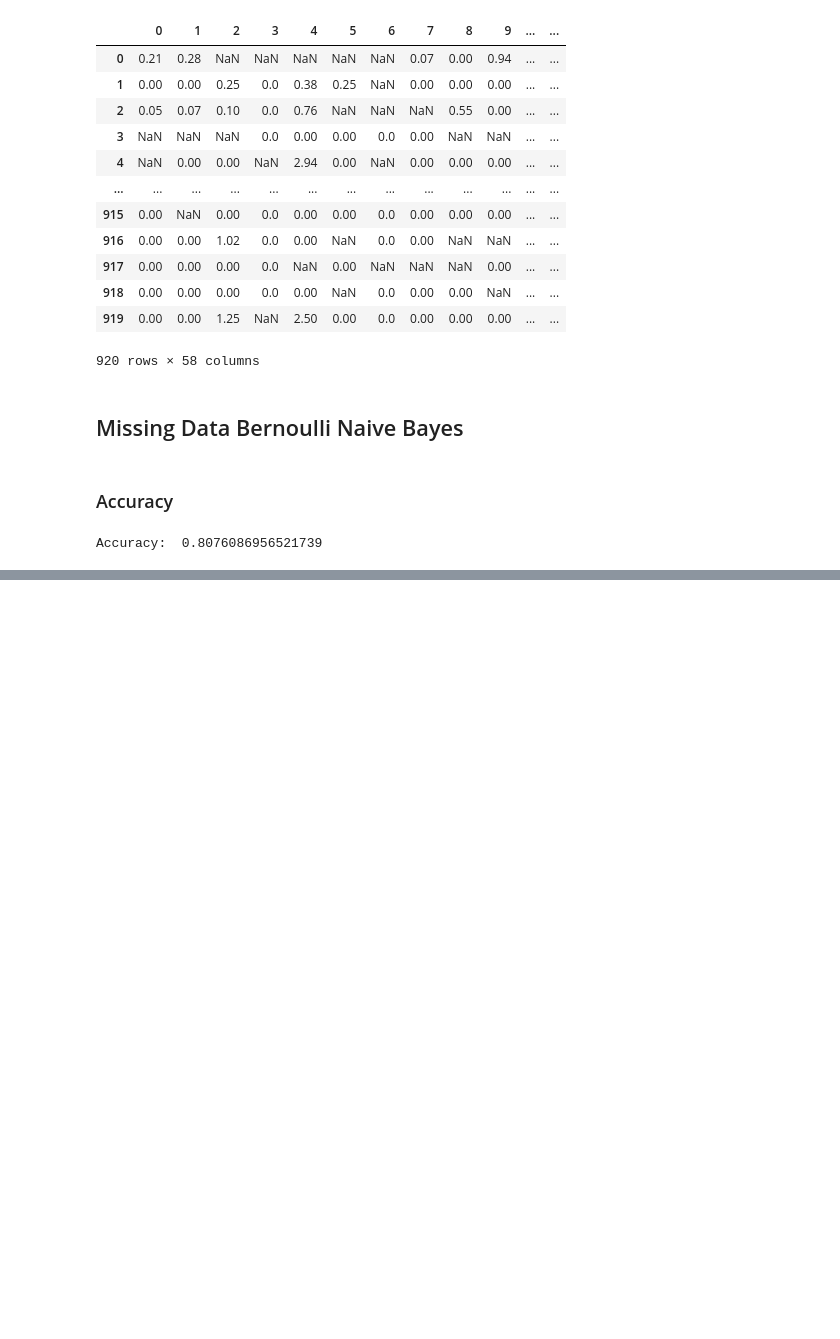
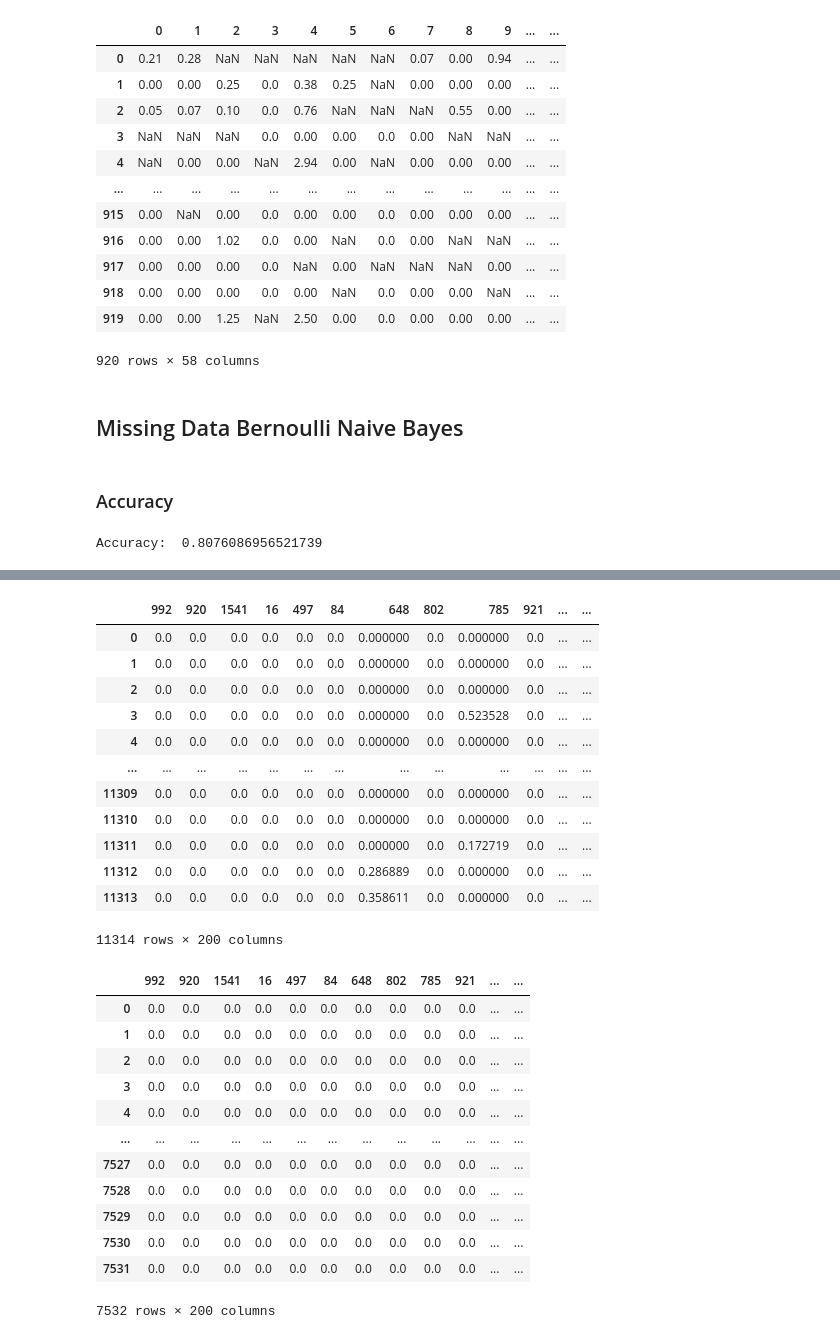
Before and after one commit to itsGarrin/DS4420, a Jupyter notebook: HW5/HW5.ipynb, the cells around one changed output, grey strips where cells are left out. Cells and saved outputs as stored; diff of their text form; code cells hidden in the pictures; blank space fills up the shorter version.

```diff
--- a/HW5/HW5.ipynb
+++ b/HW5/HW5.ipynb
@@ -223,0 +287,35 @@ Accuracy:  0.8076086956521739
+# %%
+feature_indices = np.argsort(np.abs(l1.coef_))[0, -200:]
+news_train_selected = news_train.iloc[:, feature_indices]
+news_test_selected = news_test.iloc[:, feature_indices]
+# %%
+# Display data
+display(news_train_selected)
+display(news_test_selected)
+# %% [output]
+|  | 992 | 920 | 1541 | 16 | 497 | 84 | 648 | 802 | 785 | 921 | ... | ... |
+| 0 | 0.0 | 0.0 | 0.0 | 0.0 | 0.0 | 0.0 | 0.000000 | 0.0 | 0.000000 | 0.0 | ... | ... |
+| 1 | 0.0 | 0.0 | 0.0 | 0.0 | 0.0 | 0.0 | 0.000000 | 0.0 | 0.000000 | 0.0 | ... | ... |
+| 2 | 0.0 | 0.0 | 0.0 | 0.0 | 0.0 | 0.0 | 0.000000 | 0.0 | 0.000000 | 0.0 | ... | ... |
+| 3 | 0.0 | 0.0 | 0.0 | 0.0 | 0.0 | 0.0 | 0.000000 | 0.0 | 0.523528 | 0.0 | ... | ... |
+| 4 | 0.0 | 0.0 | 0.0 | 0.0 | 0.0 | 0.0 | 0.000000 | 0.0 | 0.000000 | 0.0 | ... | ... |
+| ... | ... | ... | ... | ... | ... | ... | ... | ... | ... | ... | ... | ... |
+| 11309 | 0.0 | 0.0 | 0.0 | 0.0 | 0.0 | 0.0 | 0.000000 | 0.0 | 0.000000 | 0.0 | ... | ... |
+| 11310 | 0.0 | 0.0 | 0.0 | 0.0 | 0.0 | 0.0 | 0.000000 | 0.0 | 0.000000 | 0.0 | ... | ... |
+| 11311 | 0.0 | 0.0 | 0.0 | 0.0 | 0.0 | 0.0 | 0.000000 | 0.0 | 0.172719 | 0.0 | ... | ... |
+| 11312 | 0.0 | 0.0 | 0.0 | 0.0 | 0.0 | 0.0 | 0.286889 | 0.0 | 0.000000 | 0.0 | ... | ... |
+| 11313 | 0.0 | 0.0 | 0.0 | 0.0 | 0.0 | 0.0 | 0.358611 | 0.0 | 0.000000 | 0.0 | ... | ... |
+11314 rows × 200 columns
+|  | 992 | 920 | 1541 | 16 | 497 | 84 | 648 | 802 | 785 | 921 | ... | ... |
+| 0 | 0.0 | 0.0 | 0.0 | 0.0 | 0.0 | 0.0 | 0.0 | 0.0 | 0.0 | 0.0 | ... | ... |
+| 1 | 0.0 | 0.0 | 0.0 | 0.0 | 0.0 | 0.0 | 0.0 | 0.0 | 0.0 | 0.0 | ... | ... |
+| 2 | 0.0 | 0.0 | 0.0 | 0.0 | 0.0 | 0.0 | 0.0 | 0.0 | 0.0 | 0.0 | ... | ... |
+| 3 | 0.0 | 0.0 | 0.0 | 0.0 | 0.0 | 0.0 | 0.0 | 0.0 | 0.0 | 0.0 | ... | ... |
+| 4 | 0.0 | 0.0 | 0.0 | 0.0 | 0.0 | 0.0 | 0.0 | 0.0 | 0.0 | 0.0 | ... | ... |
+| ... | ... | ... | ... | ... | ... | ... | ... | ... | ... | ... | ... | ... |
+| 7527 | 0.0 | 0.0 | 0.0 | 0.0 | 0.0 | 0.0 | 0.0 | 0.0 | 0.0 | 0.0 | ... | ... |
+| 7528 | 0.0 | 0.0 | 0.0 | 0.0 | 0.0 | 0.0 | 0.0 | 0.0 | 0.0 | 0.0 | ... | ... |
+| 7529 | 0.0 | 0.0 | 0.0 | 0.0 | 0.0 | 0.0 | 0.0 | 0.0 | 0.0 | 0.0 | ... | ... |
+| 7530 | 0.0 | 0.0 | 0.0 | 0.0 | 0.0 | 0.0 | 0.0 | 0.0 | 0.0 | 0.0 | ... | ... |
+| 7531 | 0.0 | 0.0 | 0.0 | 0.0 | 0.0 | 0.0 | 0.0 | 0.0 | 0.0 | 0.0 | ... | ... |
+7532 rows × 200 columns
```
Also changed, not shown: parts of 12 cells of this notebook, 37 other files.
